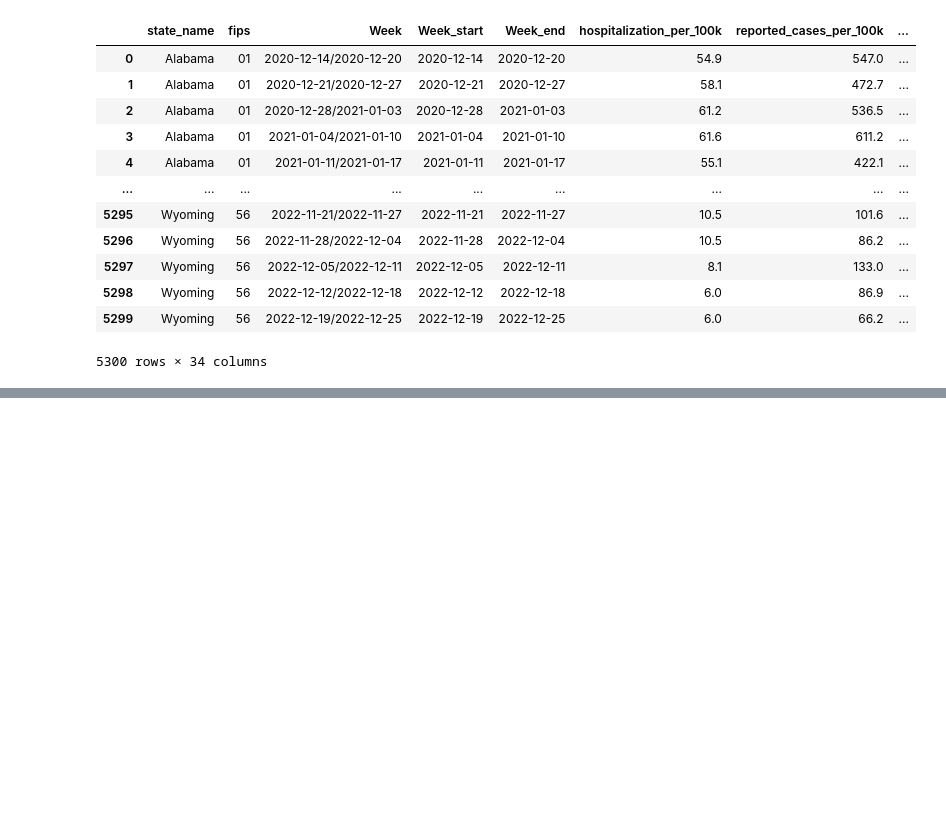
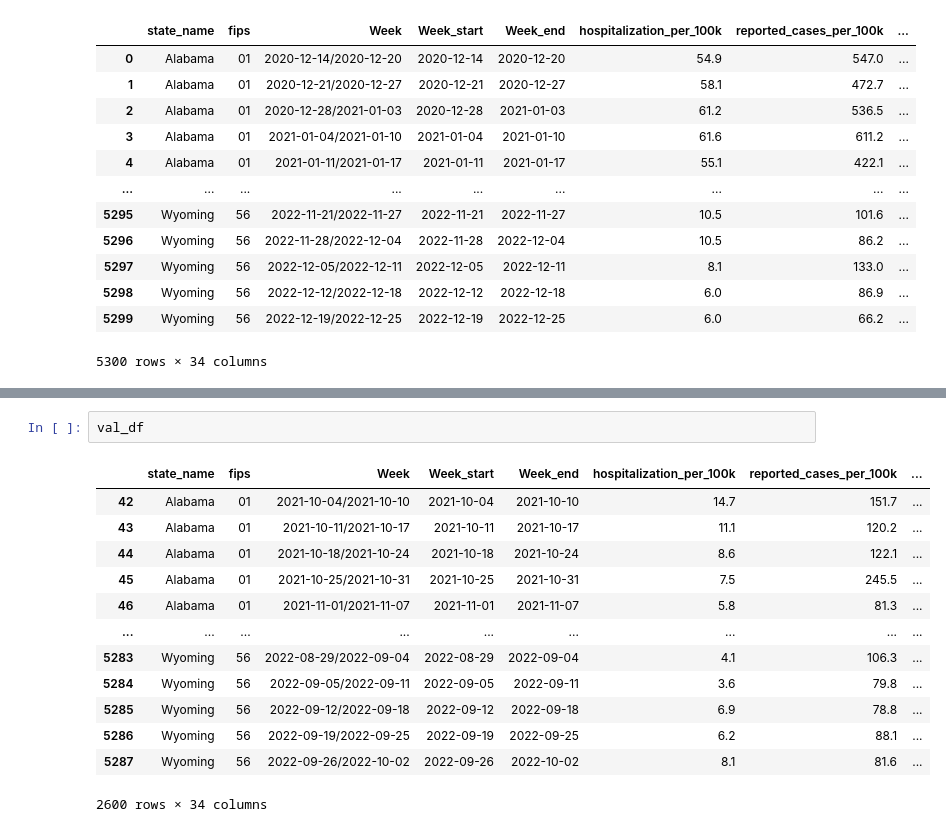
Before and after one commit to AndyJZhao/CovidLLM, a Jupyter notebook: src/notebooks/data_preprocess.ipynb, the cells around one changed output, grey strips where cells are left out. Cells and saved outputs as stored; diff of their text form; blank space fills up the shorter version.

```diff
--- a/src/notebooks/data_preprocess.ipynb
+++ b/src/notebooks/data_preprocess.ipynb
@@ -206,0 +259,16 @@ pd.read_csv('data/covid_data.csv', index_col=0)
+# %%
+val_df
+# %% [output]
+|  | state_name | fips | Week | Week_start | Week_end | hospitalization_per_100k | reported_cases_per_100k | ... |
+| 42 | Alabama | 01 | 2021-10-04/2021-10-10 | 2021-10-04 | 2021-10-10 | 14.7 | 151.7 | ... |
+| 43 | Alabama | 01 | 2021-10-11/2021-10-17 | 2021-10-11 | 2021-10-17 | 11.1 | 120.2 | ... |
+| 44 | Alabama | 01 | 2021-10-18/2021-10-24 | 2021-10-18 | 2021-10-24 | 8.6 | 122.1 | ... |
+| 45 | Alabama | 01 | 2021-10-25/2021-10-31 | 2021-10-25 | 2021-10-31 | 7.5 | 245.5 | ... |
+| 46 | Alabama | 01 | 2021-11-01/2021-11-07 | 2021-11-01 | 2021-11-07 | 5.8 | 81.3 | ... |
+| ... | ... | ... | ... | ... | ... | ... | ... | ... |
+| 5283 | Wyoming | 56 | 2022-08-29/2022-09-04 | 2022-08-29 | 2022-09-04 | 4.1 | 106.3 | ... |
+| 5284 | Wyoming | 56 | 2022-09-05/2022-09-11 | 2022-09-05 | 2022-09-11 | 3.6 | 79.8 | ... |
+| 5285 | Wyoming | 56 | 2022-09-12/2022-09-18 | 2022-09-12 | 2022-09-18 | 6.9 | 78.8 | ... |
+| 5286 | Wyoming | 56 | 2022-09-19/2022-09-25 | 2022-09-19 | 2022-09-25 | 6.2 | 88.1 | ... |
+| 5287 | Wyoming | 56 | 2022-09-26/2022-10-02 | 2022-09-26 | 2022-10-02 | 8.1 | 81.6 | ... |
+2600 rows × 34 columns
```
Also changed, not shown: parts of 11 cells of this notebook, 9 other files.
